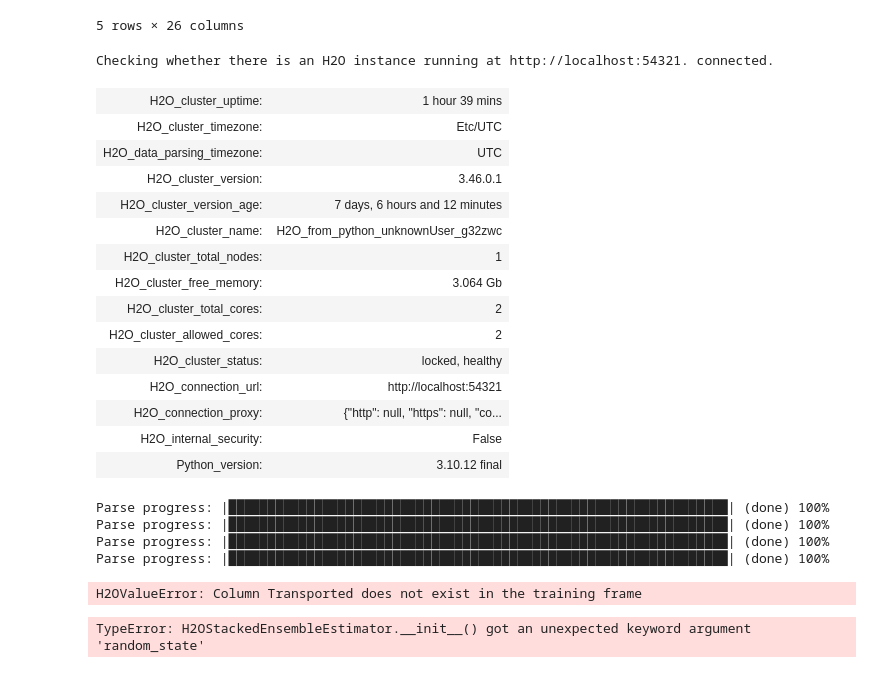
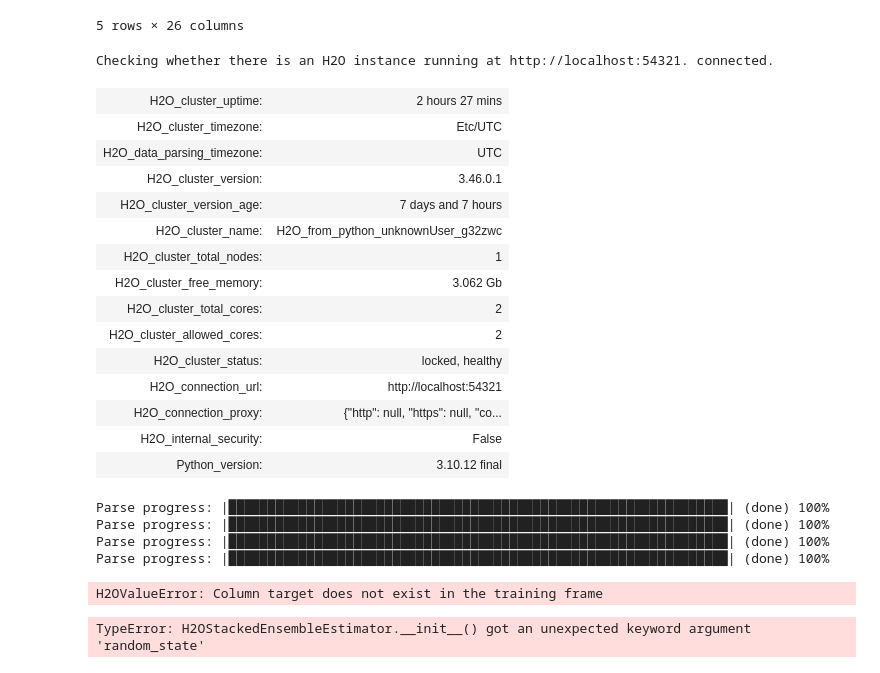
Before and after one commit to kaggle-Challenge-Team-9/Kaggle_challenge, a Jupyter notebook: Kaggle_challenge.ipynb, the cells around one changed output. Cells and saved outputs as stored; diff of their text form; code cells hidden in the pictures.

```diff
--- a/Kaggle_challenge.ipynb
+++ b/Kaggle_challenge.ipynb
@@ -535,63 +535,45 @@ h2o.init()
 
 # Convert pandas DataFrame to H2O Frame
 X_train_h2o = h2o.H2OFrame(X_train)
 X_val_h2o = h2o.H2OFrame(X_val)
 
 # Convert target variable to numpy array
 y_train_np = y_train.to_numpy()
 y_val_np = y_val.to_numpy()
 
 # Convert numpy array to H2O Frame
 y_train_h2o = h2o.H2OFrame(y_train_np)
 y_val_h2o = h2o.H2OFrame(y_val_np)
 
 # Train base models using H2O with nfolds=0 to disable cross-validation
 rf_model = H2ORandomForestEstimator(nfolds=0)
-rf_model.train(x=X_train_h2o.names, y="Transported", training_frame=X_train_h2o)
+rf_model.train(x=X_train_h2o.names, y="target", training_frame=X_train_h2o)
 
 gbm_model = H2OGradientBoostingEstimator(nfolds=0)
-gbm_model.train(x=X_train_h2o.names, y="Transported", training_frame=X_train_h2o)
+gbm_model.train(x=X_train_h2o.names, y="target", training_frame=X_train_h2o)
 
 dl_model = H2ODeepLearningEstimator(nfolds=0)
-dl_model.train(x=X_train_h2o.names, y="Transported", training_frame=X_train_h2o)
+dl_model.train(x=X_train_h2o.names, y="target", training_frame=X_train_h2o)
+
 
 # Initialize and train the stacked ensemble model
 stacked_ensemble = H2OStackedEnsembleEstimator(base_models=[rf_model.model_id, gbm_model.model_id, dl_model.model_id])
 stacked_ensemble.train(x=X_train_h2o.names, y="Transported", training_frame=X_train_h2o)
 
 # Evaluate the stacked ensemble model
 stacked_ensemble_performance = stacked_ensemble.model_performance(X_val_h2o)
 
 print(stacked_ensemble_performance)
-
-
-'''
-# Get the list of base model IDs
-base_model_ids = [...]  # List of base model IDs obtained from training the base models
-
-# Initialize the stacked ensemble estimator
-stacked_ensemble = H2OStackedEnsembleEstimator(model_id="stacked_ensemble",
-                                                base_models=base_model_ids)
-
-# Train the stacked ensemble
-stacked_ensemble.train(x=X_train_h2o.names,
-                       y=y_train_h2o.names[0],
-                       training_frame=X_train_h2o)
-
-# Evaluate the stacked ensemble on the validation set
-perf = stacked_ensemble.model_performance(X_val_h2o)
-print(perf)
-'''
 # %% [output]
 Checking whether there is an H2O instance running at http://localhost:54321. connected.
-| H2O_cluster_uptime: | 1 hour 39 mins |
+| H2O_cluster_uptime: | 2 hours 27 mins |
 | H2O_cluster_timezone: | Etc/UTC |
 | H2O_data_parsing_timezone: | UTC |
 | H2O_cluster_version: | 3.46.0.1 |
-| H2O_cluster_version_age: | 7 days, 6 hours and 12 minutes |
+| H2O_cluster_version_age: | 7 days and 7 hours |
 | H2O_cluster_name: | H2O_from_python_unknownUser_g32zwc |
 | H2O_cluster_total_nodes: | 1 |
-| H2O_cluster_free_memory: | 3.064 Gb |
+| H2O_cluster_free_memory: | 3.062 Gb |
 | H2O_cluster_total_cores: | 2 |
 | H2O_cluster_allowed_cores: | 2 |
 | H2O_cluster_status: | locked, healthy |
@@ -603,7 +585,7 @@ Parse progress: |█████████████████████
 Parse progress: |████████████████████████████████████████████████████████████████| (done) 100%
 Parse progress: |████████████████████████████████████████████████████████████████| (done) 100%
 Parse progress: |████████████████████████████████████████████████████████████████| (done) 100%
-H2OValueError: Column Transported does not exist in the training frame
+H2OValueError: Column target does not exist in the training frame
 # %%
 from h2o.estimators import H2OStackedEnsembleEstimator
 from sklearn.metrics import accuracy_score, classification_report, confusion_matrix
```
Also changed, not shown: parts of 1 cell of this notebook.
